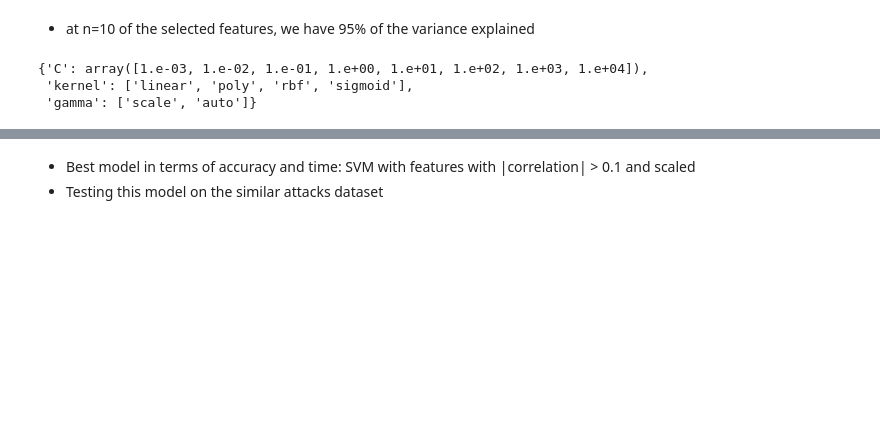
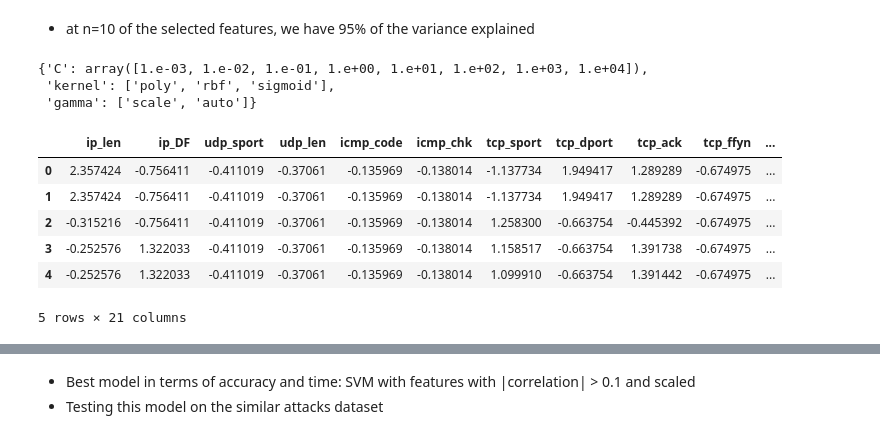
Before and after one commit to ibrahimmkhalid/data-245-project, a Jupyter notebook: model_svm.sync.ipynb, the cells around one changed output, grey strips where cells are left out. Saved outputs shown, nothing was run; the diff lists cells and outputs as text; code cells hidden in the pictures; blank space fills up the shorter version.

```diff
--- a/model_svm.sync.ipynb
+++ b/model_svm.sync.ipynb
@@ -284,13 +288,14 @@ plt.show()
 # %%
 model_params = {
         "C": np.logspace(-3, 4, 8),
-        "kernel": ["linear", "poly", "rbf", "sigmoid"],
+        # "kernel": ["linear", "poly", "rbf", "sigmoid"],
+        "kernel": ["poly", "rbf", "sigmoid"],
         "gamma": ["scale", "auto"],
         }
 model_params
 # %% [output]
 {'C': array([1.e-03, 1.e-02, 1.e-01, 1.e+00, 1.e+01, 1.e+02, 1.e+03, 1.e+04]),
- 'kernel': ['linear', 'poly', 'rbf', 'sigmoid'],
+ 'kernel': ['poly', 'rbf', 'sigmoid'],
  'gamma': ['scale', 'auto']}
 # %%
 verbose = 0
@@ -308,2 +304,19 @@ df_corr_gt1_scaled.head()
+# %%
+df_corr_gt1_scaled = df[cols_corr_gt1[:-1]]
+df_corr_gt1_scaler = StandardScaler()
+df_corr_gt1_scaled = df_corr_gt1_scaler.fit_transform(df_corr_gt1_scaled)
+df_corr_gt1_scaled = pd.DataFrame(
+    df_corr_gt1_scaled, columns=cols_corr_gt1[:-1]
+)
+df_corr_gt1_scaled["class"] = df["class"]
+df_corr_gt1_scaled.head()
+# %% [output]
+|  | ip_len | ip_DF | udp_sport | udp_len | icmp_code | icmp_chk | tcp_sport | tcp_dport | tcp_ack | tcp_ffyn | ... |
+| 0 | 2.357424 | -0.756411 | -0.411019 | -0.37061 | -0.135969 | -0.138014 | -1.137734 | 1.949417 | 1.289289 | -0.674975 | ... |
+| 1 | 2.357424 | -0.756411 | -0.411019 | -0.37061 | -0.135969 | -0.138014 | -1.137734 | 1.949417 | 1.289289 | -0.674975 | ... |
+| 2 | -0.315216 | -0.756411 | -0.411019 | -0.37061 | -0.135969 | -0.138014 | 1.258300 | -0.663754 | -0.445392 | -0.674975 | ... |
+| 3 | -0.252576 | 1.322033 | -0.411019 | -0.37061 | -0.135969 | -0.138014 | 1.158517 | -0.663754 | 1.391738 | -0.674975 | ... |
+| 4 | -0.252576 | 1.322033 | -0.411019 | -0.37061 | -0.135969 | -0.138014 | 1.099910 | -0.663754 | 1.391442 | -0.674975 | ... |
+5 rows × 21 columns
 # %%
 df_corr_gt1_scaled = df_corr_gt1_scaled.to_numpy()
```
Also changed, not shown: parts of 45 cells of this notebook, 1 other file.
